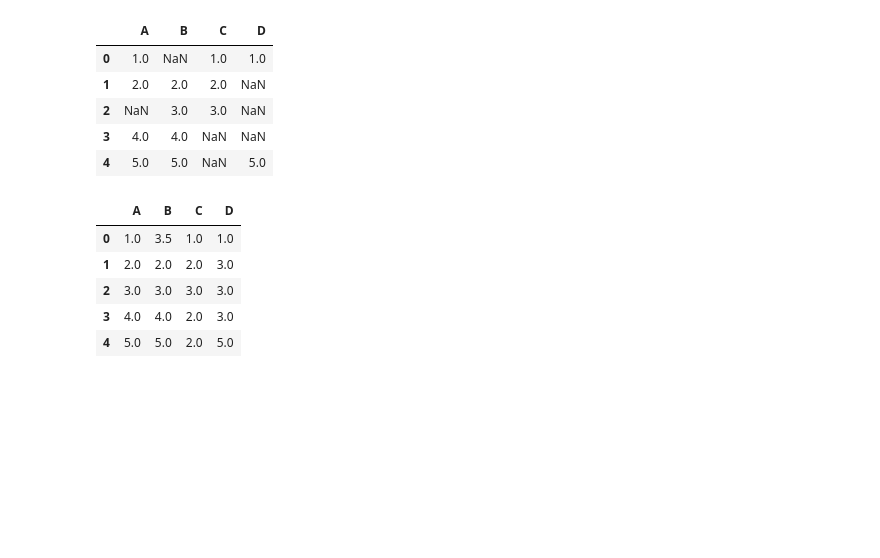
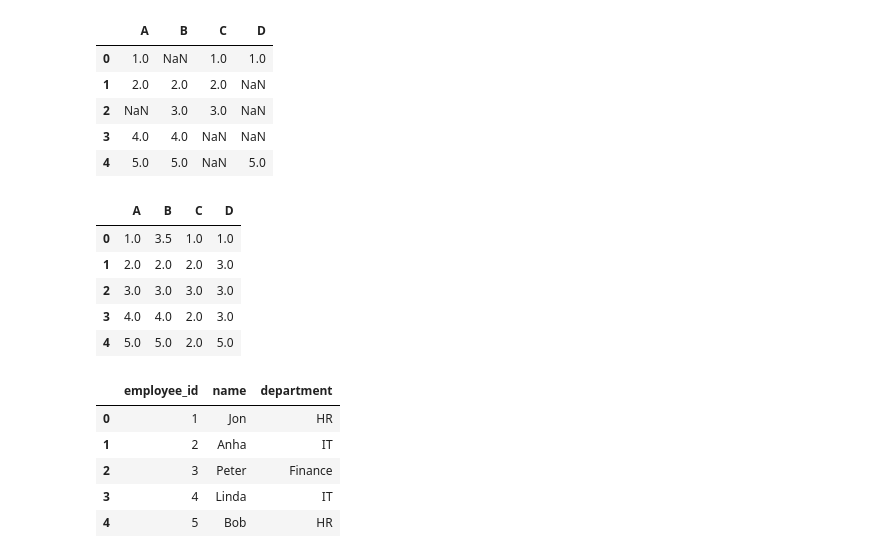
Before and after one commit to dhruvjoshi07/Data_Analysis_Notebook, a Jupyter notebook: pylibrary/pandas.ipynb, the cells around one changed output. Cells and saved outputs as stored; diff of their text form; code cells hidden in the pictures; blank space fills up the shorter version.

```diff
--- a/pylibrary/pandas.ipynb
+++ b/pylibrary/pandas.ipynb
@@ -384,0 +398,9 @@ df.fillna(df.mean())
+# %%
+employees
+# %% [output]
+|  | employee_id | name | department |
+| 0 | 1 | Jon | HR |
+| 1 | 2 | Anha | IT |
+| 2 | 3 | Peter | Finance |
+| 3 | 4 | Linda | IT |
+| 4 | 5 | Bob | HR |
```
Also changed, not shown: parts of 5 cells of this notebook.
